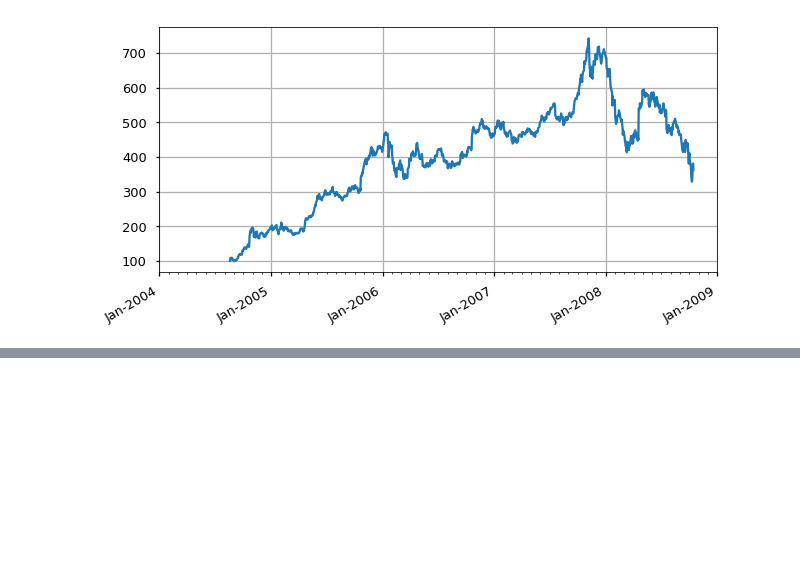
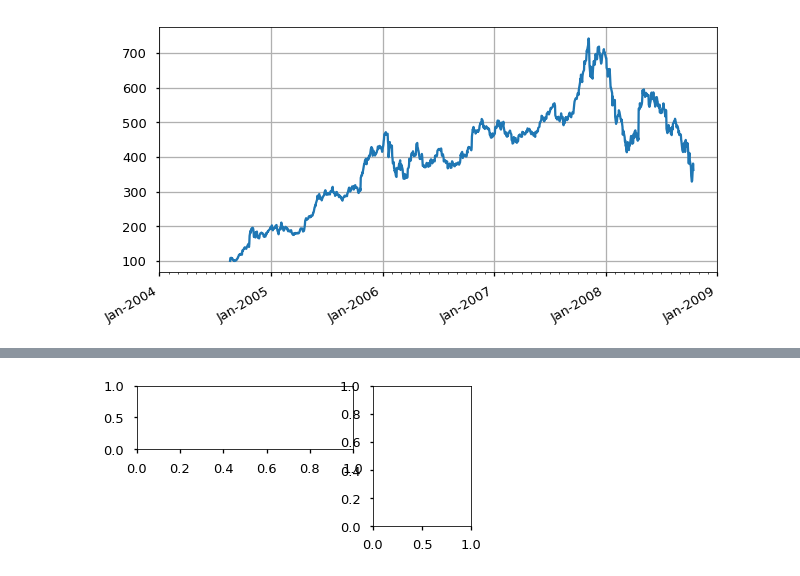
Before and after one commit to jeevankumarr/ml-books, a Jupyter notebook: Sub Plots.ipynb, the cells around one changed output, grey strips where cells are left out. Drawn from its saved outputs; the diff is of its cells as text; code cells hidden in the pictures; blank space fills up the shorter version.

```diff
--- a/Sub Plots.ipynb
+++ b/Sub Plots.ipynb
@@ -190,0 +195,5 @@ plt.show()
+# %%
+ax2 = plt.subplot2grid((3, 3), (1, 0), colspan=2)
+ax3 = plt.subplot2grid((3, 3), (1, 2), rowspan=2)
+# %% [output]
+[figure, added]
```
Also changed, not shown: parts of 5 cells of this notebook.
